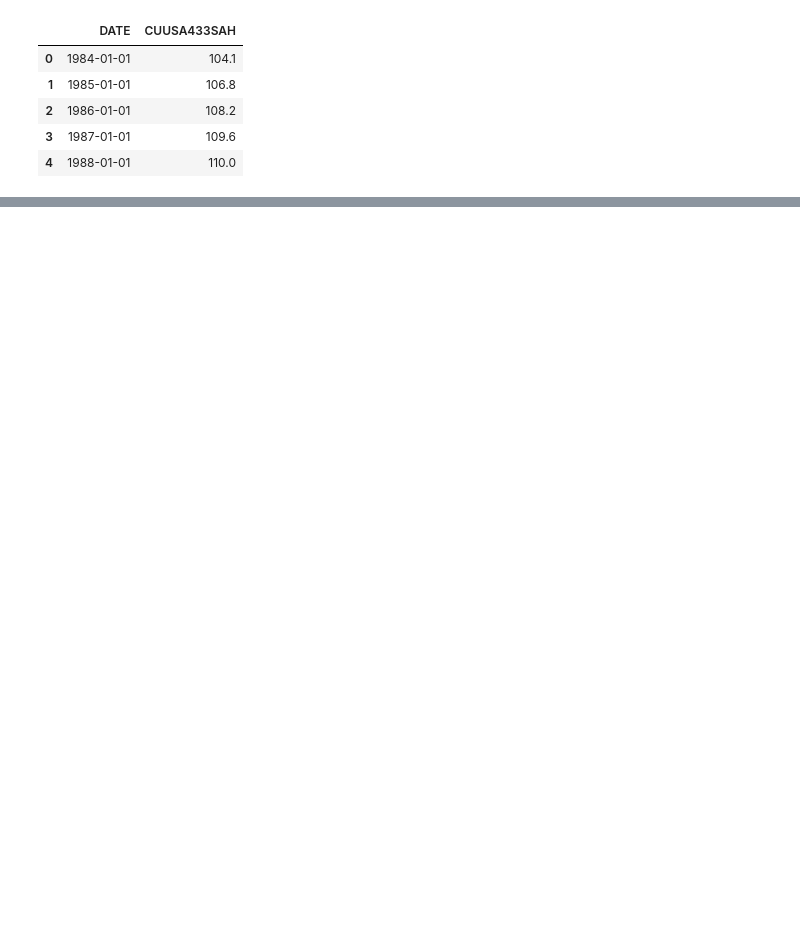
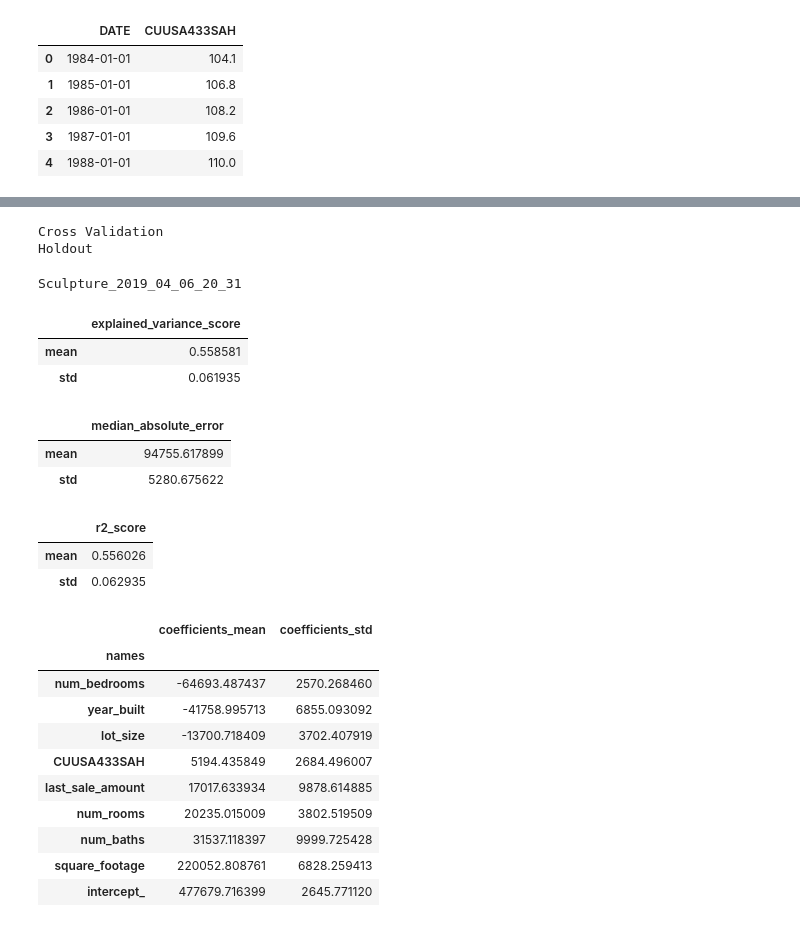
Before and after one commit to marksweissma/donatello, a Jupyter notebook: housing_prices.ipynb, the cells around one changed output, grey strips where cells are left out. Saved outputs shown, nothing was run; the diff lists cells and outputs as text; code cells hidden in the pictures; blank space fills up the shorter version.

```diff
--- a/housing_prices.ipynb
+++ b/housing_prices.ipynb
@@ -141,0 +185,46 @@ def plot():
+# %%
+model = transformers.ModelDAG(_nodesset([]), {})
+n1 = transformers.TransformNode('scale', transformers.StandardScaler(), enforceTarget=True)
+n2 = transformers.TransformNode('rm_outliers', transformers.ApplyTransformer(func=transform, fitOnly=True))
+n3 = transformers.TransformNode('ml', LinearRegression())
+# %%
+model.add_edge_conductor(n1, n2)
+model.add_edge_conductor(n2, n3)
+# %%
+sculpture = load_scuplture(df.select_dtypes(pd.np.number).drop('zipcode', axis=1), model=model)
+# %%
+sculpture.fit()
+# %% [output]
+Cross Validation
+Holdout
+Sculpture_2019_04_06_20_31
+# %%
+for name, scores in sculpture.measurements.crossValidation.items():
+    if name != 'feature_weights':
+        display(view_sk_metric(scores).rename(columns={'score': name}))
+    else:
+        display(pd.concat([scores.mean.rename(columns={i: '{}_mean'.format(i) for i in scores.mean}),
+                           scores.std.rename(columns={i: '{}_std'.format(i) for i in scores.std})],
+                           axis=1).sort_values('coefficients_mean')
+               )
+# %% [output]
+|  | explained_variance_score |
+| mean | 0.558581 |
+| std | 0.061935 |
+|  | median_absolute_error |
+| mean | 94755.617899 |
+| std | 5280.675622 |
+|  | r2_score |
+| mean | 0.556026 |
+| std | 0.062935 |
+|  | coefficients_mean | coefficients_std |
+| names |  |  |
+| num_bedrooms | -64693.487437 | 2570.268460 |
+| year_built | -41758.995713 | 6855.093092 |
+| lot_size | -13700.718409 | 3702.407919 |
+| CUUSA433SAH | 5194.435849 | 2684.496007 |
+| last_sale_amount | 17017.633934 | 9878.614885 |
+| num_rooms | 20235.015009 | 3802.519509 |
+| num_baths | 31537.118397 | 9999.725428 |
+| square_footage | 220052.808761 | 6828.259413 |
+| intercept_ | 477679.716399 | 2645.771120 |
```
Also changed, not shown: parts of 20 cells of this notebook.
